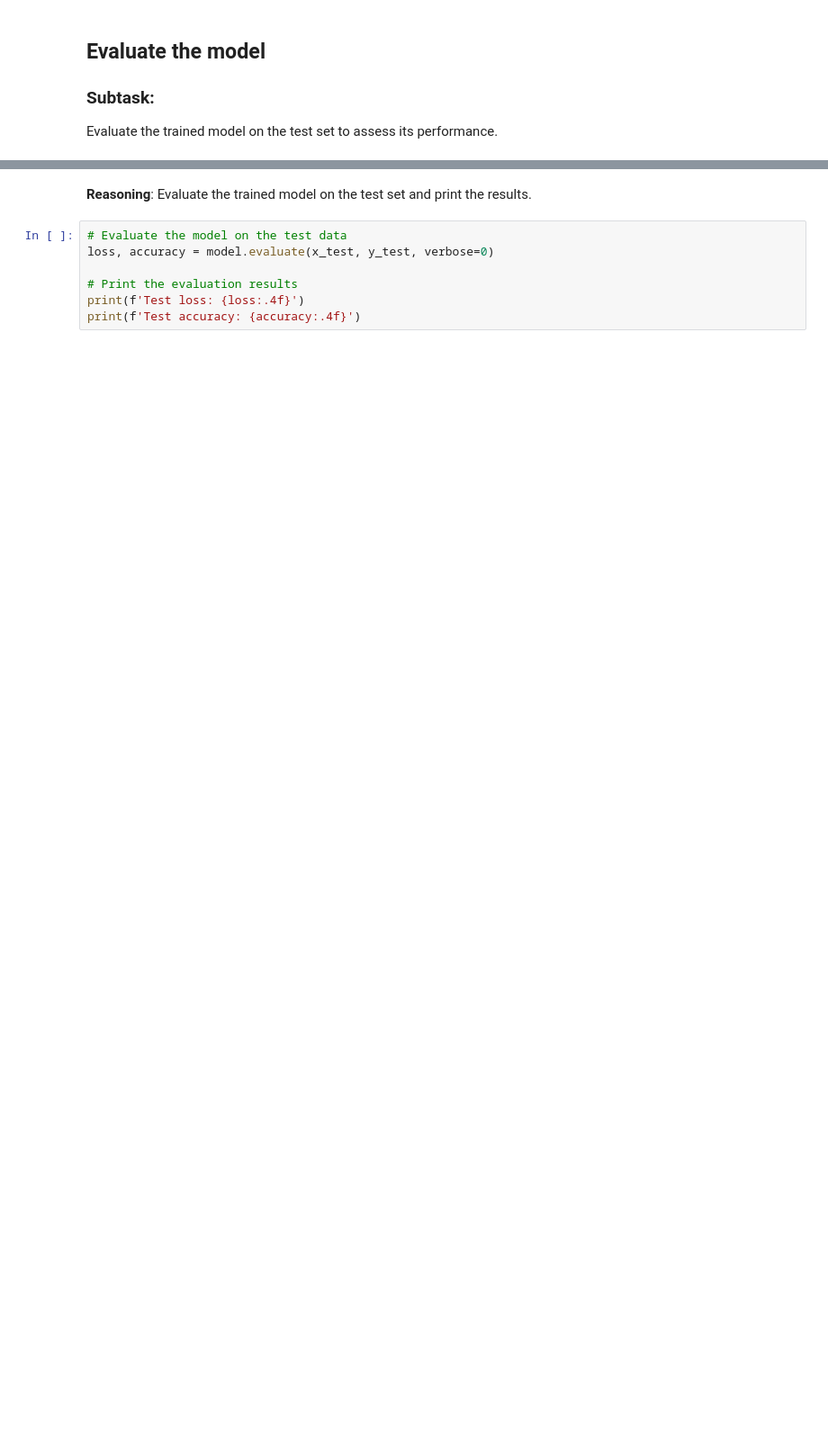
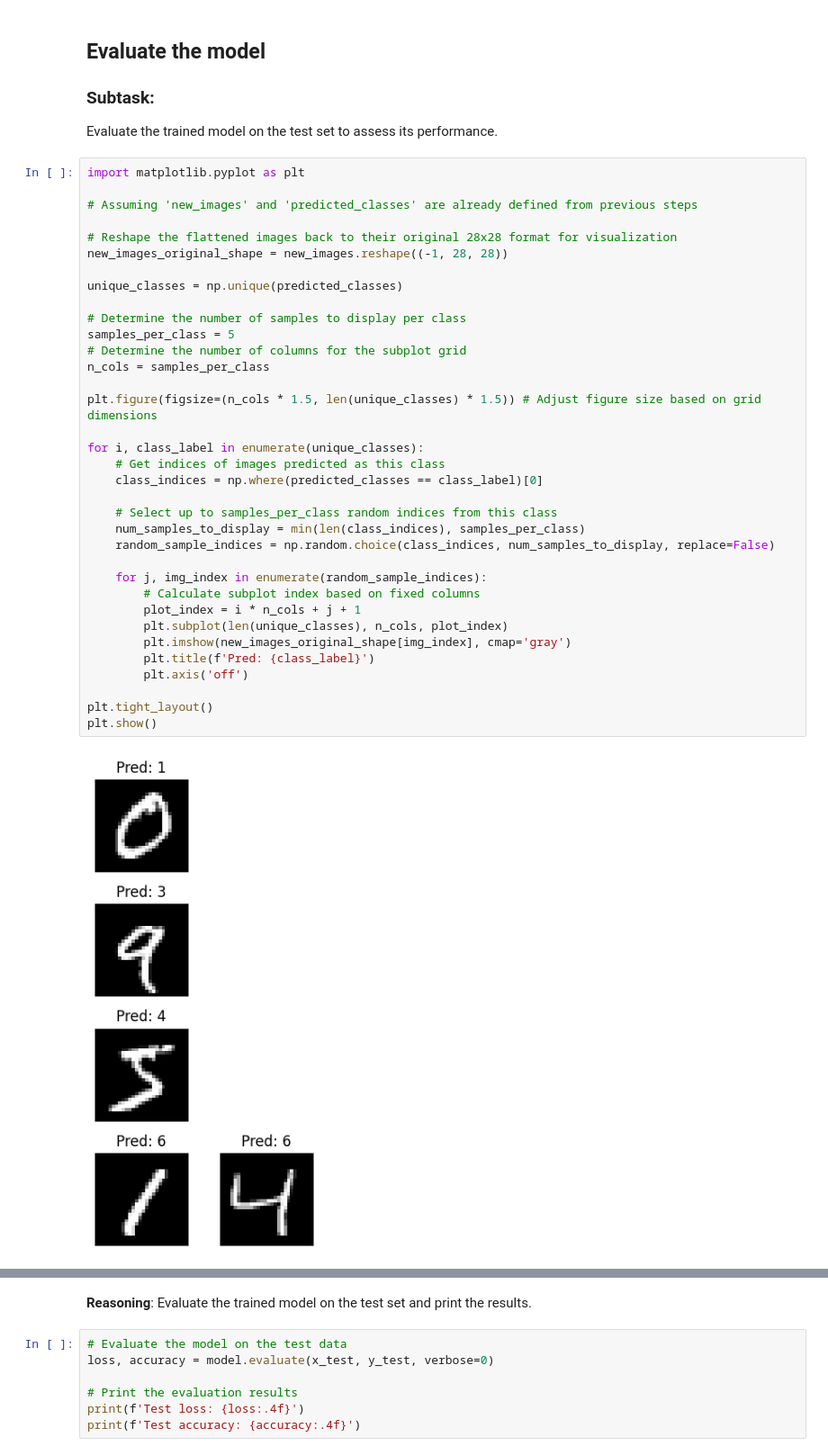
Before and after one commit to dipenthakercalypso/Image-and-Text-Labelling-and-Classification-Issues-Resolution, a Jupyter notebook: MLP_And_Fully_Connected.ipynb, the cells around one changed output, grey strips where cells are left out. Shown at 90% size. Saved outputs shown, nothing was run; the diff lists cells and outputs as text; blank space fills up the shorter version.

```diff
--- a/MLP_And_Fully_Connected.ipynb
+++ b/MLP_And_Fully_Connected.ipynb
@@ -124,3 +146,40 @@ Epoch 10/10
 
 ### Subtask:
 Evaluate the trained model on the test set to assess its performance.
+# %%
+import matplotlib.pyplot as plt
+
+# Assuming 'new_images' and 'predicted_classes' are already defined from previous steps
+
+# Reshape the flattened images back to their original 28x28 format for visualization
+new_images_original_shape = new_images.reshape((-1, 28, 28))
+
+unique_classes = np.unique(predicted_classes)
+
+# Determine the number of samples to display per class
+samples_per_class = 5
+# Determine the number of columns for the subplot grid
+n_cols = samples_per_class
+
+plt.figure(figsize=(n_cols * 1.5, len(unique_classes) * 1.5)) # Adjust figure size based on grid dimensions
+
+for i, class_label in enumerate(unique_classes):
+    # Get indices of images predicted as this class
+    class_indices = np.where(predicted_classes == class_label)[0]
+
+    # Select up to samples_per_class random indices from this class
+    num_samples_to_display = min(len(class_indices), samples_per_class)
+    random_sample_indices = np.random.choice(class_indices, num_samples_to_display, replace=False)
+
+    for j, img_index in enumerate(random_sample_indices):
+        # Calculate subplot index based on fixed columns
+        plot_index = i * n_cols + j + 1
+        plt.subplot(len(unique_classes), n_cols, plot_index)
+        plt.imshow(new_images_original_shape[img_index], cmap='gray')
+        plt.title(f'Pred: {class_label}')
+        plt.axis('off')
+
+plt.tight_layout()
+plt.show()
+# %% [output]
+[figure, added]
```
Also changed, not shown: parts of 10 cells of this notebook.
